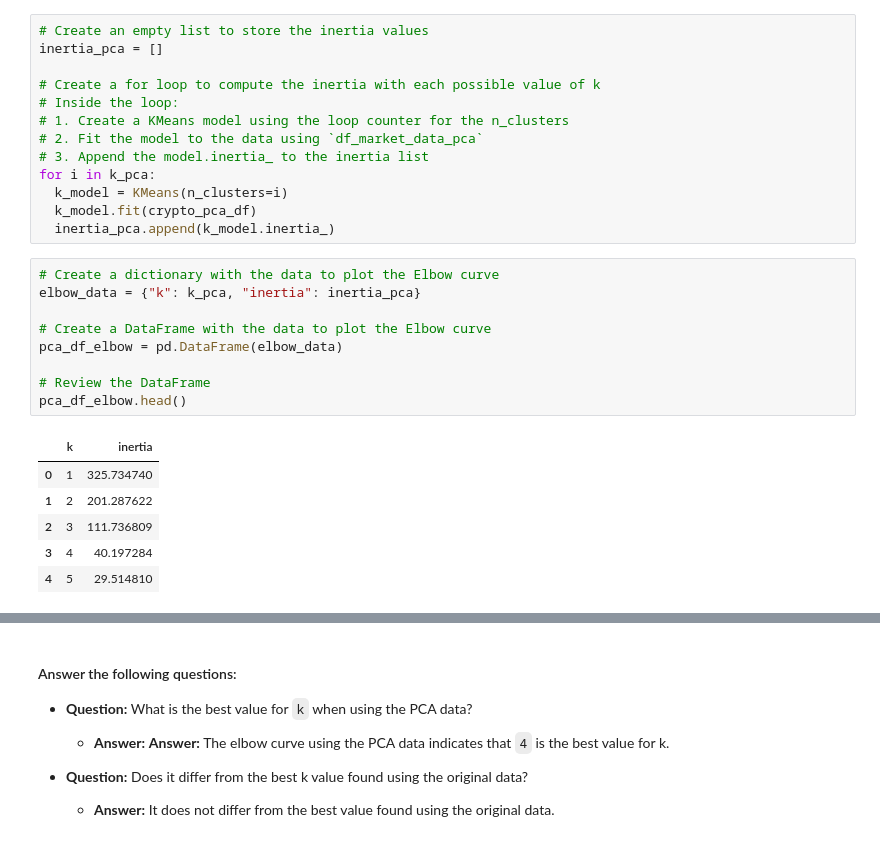
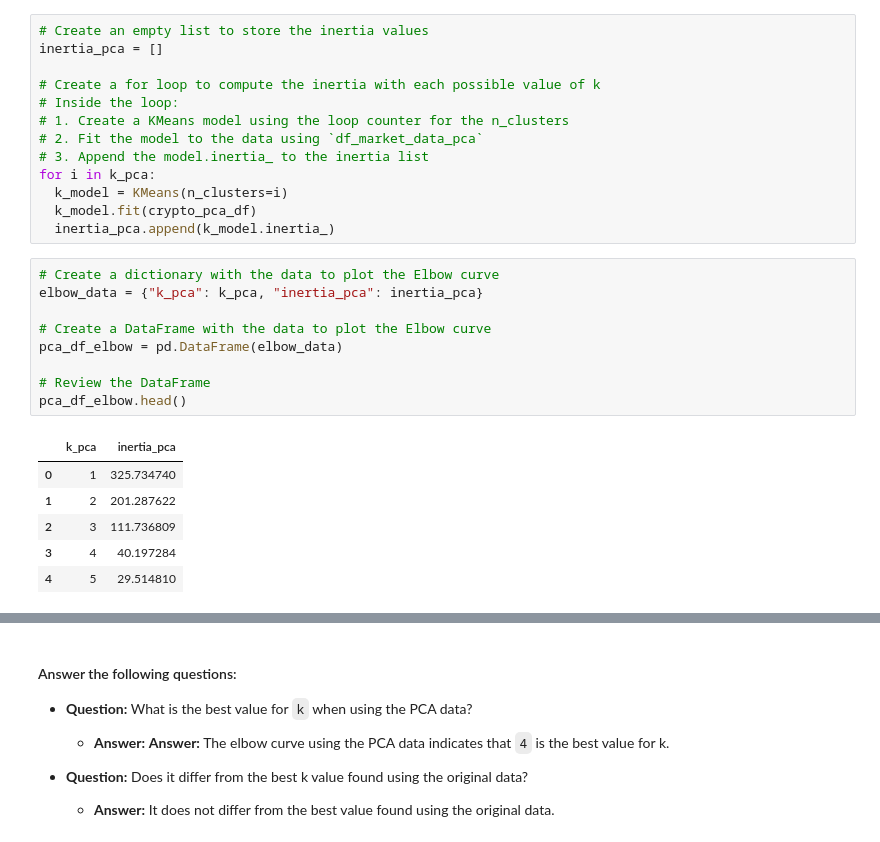
Before and after one commit to Pooja14n/CryptoClustering, a Jupyter notebook: Crypto_Clustering.ipynb, the cells around one changed output, grey strips where cells are left out. Saved outputs shown, nothing was run; the diff lists cells and outputs as text.

```diff
--- a/Crypto_Clustering.ipynb
+++ b/Crypto_Clustering.ipynb
@@ -352,15 +352,15 @@ for i in k_pca:
   inertia_pca.append(k_model.inertia_)
 # %%
 # Create a dictionary with the data to plot the Elbow curve
-elbow_data = {"k": k_pca, "inertia": inertia_pca}
+elbow_data = {"k_pca": k_pca, "inertia_pca": inertia_pca}
 
 # Create a DataFrame with the data to plot the Elbow curve
 pca_df_elbow = pd.DataFrame(elbow_data)
 
 # Review the DataFrame
 pca_df_elbow.head()
 # %% [output]
-|  | k | inertia |
+|  | k_pca | inertia_pca |
 | 0 | 1 | 325.734740 |
 | 1 | 2 | 201.287622 |
 | 2 | 3 | 111.736809 |
```
Also changed, not shown: parts of 2 cells of this notebook.
